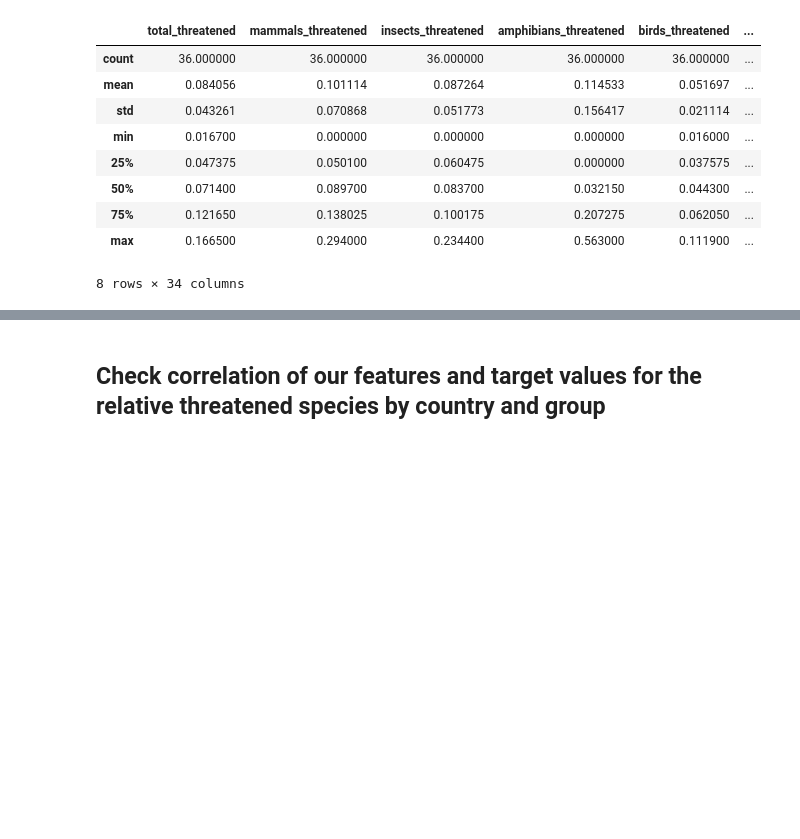
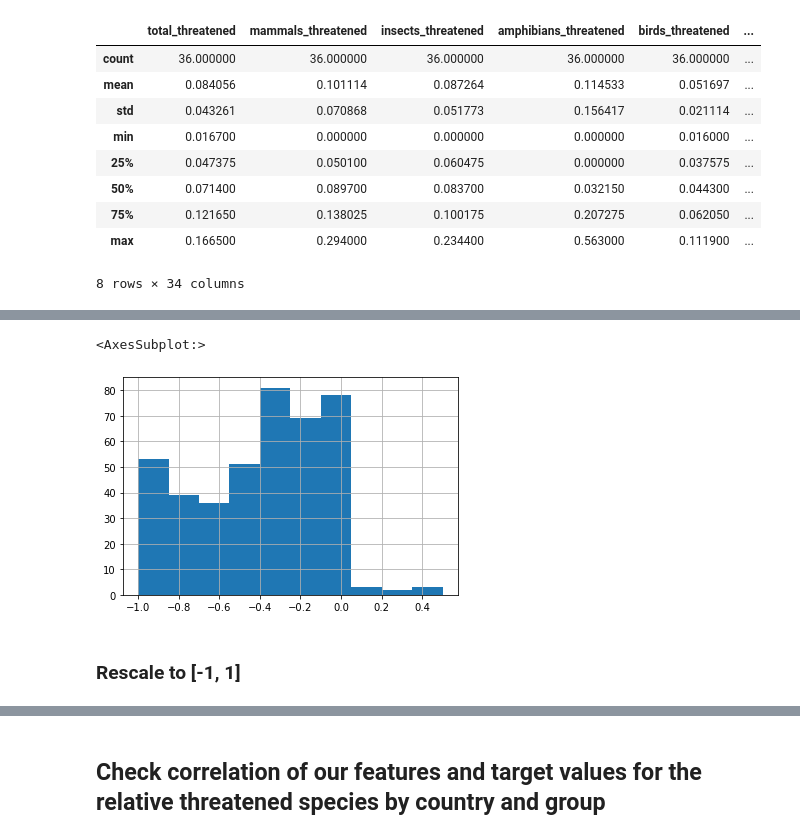
Before and after one commit to MarkusKiesel93/DOPPThreatenedSpecies, a Jupyter notebook: merged_data_analysis.ipynb, the cells around one changed output, grey strips where cells are left out. Drawn from its saved outputs; the diff is of its cells as text; code cells hidden in the pictures; blank space fills up the shorter version.

```diff
--- a/merged_data_analysis.ipynb
+++ b/merged_data_analysis.ipynb
@@ -404,0 +463,10 @@ Name: y, dtype: object
+# %%
+by_country_kingdom = full_data.groupby(['kingdom_class', 'Country']).mean()
+by_country_kingdom = by_country_kingdom.reset_index(drop=False)
+# %%
+by_country_kingdom['trend_num'].hist()
+# %% [output]
+<AxesSubplot:>
+[figure, added]
+# %% [markdown]
+### Rescale to [-1, 1]
```
Also changed, not shown: parts of 36 cells of this notebook.
